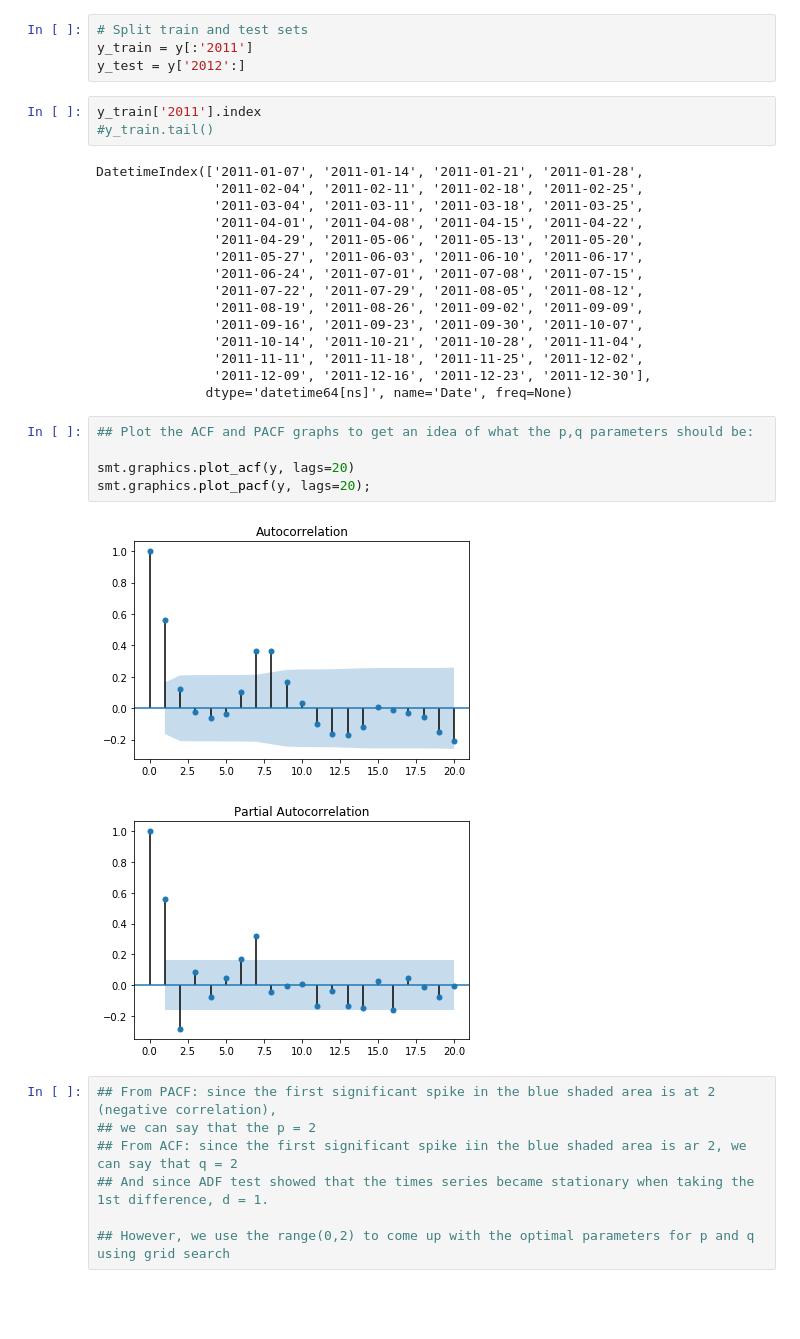
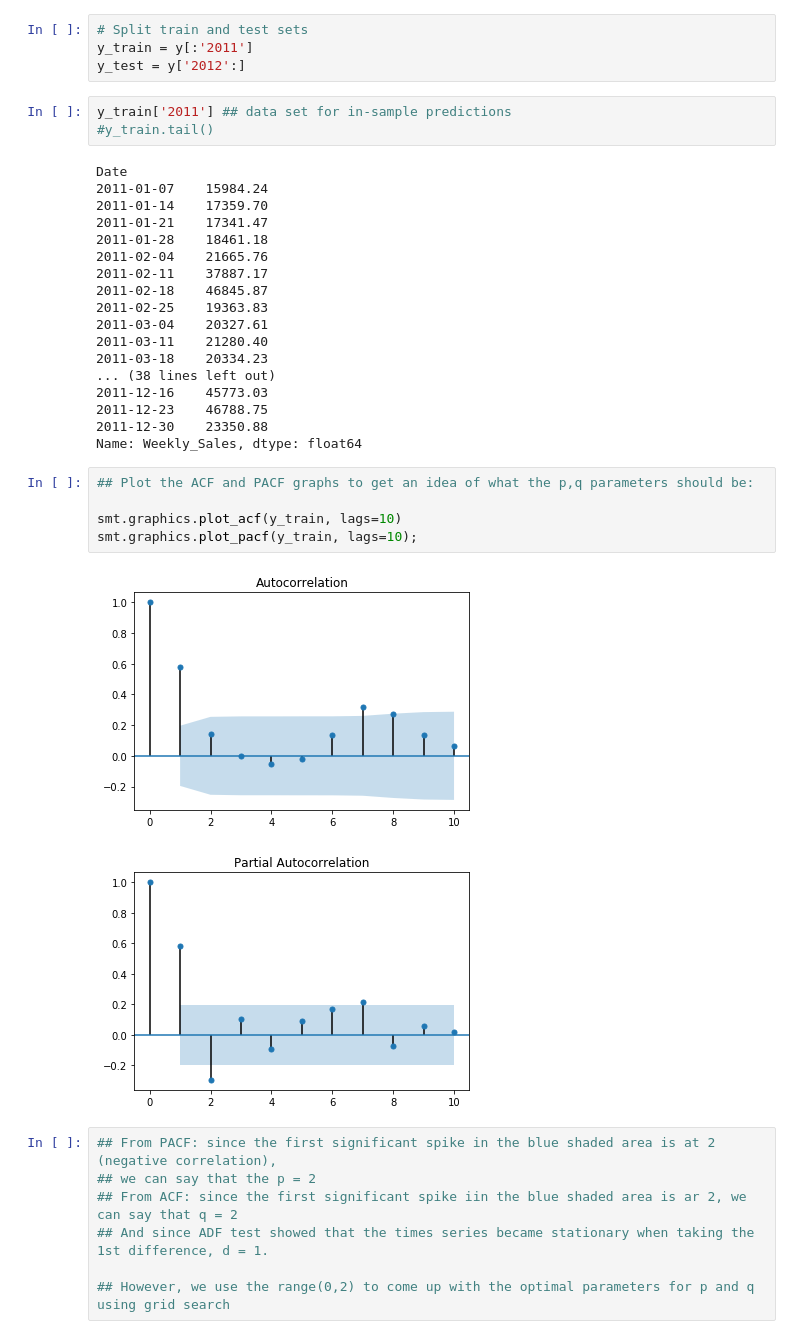
Before and after one commit to csumithra/capstone_proj, a Jupyter notebook: FcstSalest_ARIMA_OrigSales.ipynb, the cells around one changed output. Cells and saved outputs as stored; diff of their text form; blank space fills up the shorter version.

```diff
--- a/FcstSalest_ARIMA_OrigSales.ipynb
+++ b/FcstSalest_ARIMA_OrigSales.ipynb
@@ -167,31 +167,34 @@ Name: Weekly_Sales, dtype: float64
 y_train = y[:'2011']
 y_test = y['2012':]
 # %%
-y_train['2011'].index
+y_train['2011'] ## data set for in-sample predictions
 #y_train.tail()
 # %% [output]
-DatetimeIndex(['2011-01-07', '2011-01-14', '2011-01-21', '2011-01-28',
-               '2011-02-04', '2011-02-11', '2011-02-18', '2011-02-25',
-               '2011-03-04', '2011-03-11', '2011-03-18', '2011-03-25',
-               '2011-04-01', '2011-04-08', '2011-04-15', '2011-04-22',
-               '2011-04-29', '2011-05-06', '2011-05-13', '2011-05-20',
-               '2011-05-27', '2011-06-03', '2011-06-10', '2011-06-17',
-               '2011-06-24', '2011-07-01', '2011-07-08', '2011-07-15',
-               '2011-07-22', '2011-07-29', '2011-08-05', '2011-08-12',
-               '2011-08-19', '2011-08-26', '2011-09-02', '2011-09-09',
-               '2011-09-16', '2011-09-23', '2011-09-30', '2011-10-07',
-               '2011-10-14', '2011-10-21', '2011-10-28', '2011-11-04',
-               '2011-11-11', '2011-11-18', '2011-11-25', '2011-12-02',
-               '2011-12-09', '2011-12-16', '2011-12-23', '2011-12-30'],
-              dtype='datetime64[ns]', name='Date', freq=None)
+Date
+2011-01-07    15984.24
+2011-01-14    17359.70
+2011-01-21    17341.47
+2011-01-28    18461.18
+2011-02-04    21665.76
+2011-02-11    37887.17
+2011-02-18    46845.87
+2011-02-25    19363.83
+2011-03-04    20327.61
+2011-03-11    21280.40
+2011-03-18    20334.23
+... (38 lines left out)
+2011-12-16    45773.03
+2011-12-23    46788.75
+2011-12-30    23350.88
+Name: Weekly_Sales, dtype: float64
 # %%
 ## Plot the ACF and PACF graphs to get an idea of what the p,q parameters should be:
 
-smt.graphics.plot_acf(y, lags=20)
-smt.graphics.plot_pacf(y, lags=20);
+smt.graphics.plot_acf(y_train, lags=10)
+smt.graphics.plot_pacf(y_train, lags=10);
 # %% [output]
-[figure, old version]
+[figure, new version]
-[figure, old version]
+[figure, new version]
 # %%
 ## From PACF: since the first significant spike in the blue shaded area is at 2 (negative correlation),
 ## we can say that the p = 2
```
Also changed, not shown: parts of 11 cells of this notebook.
